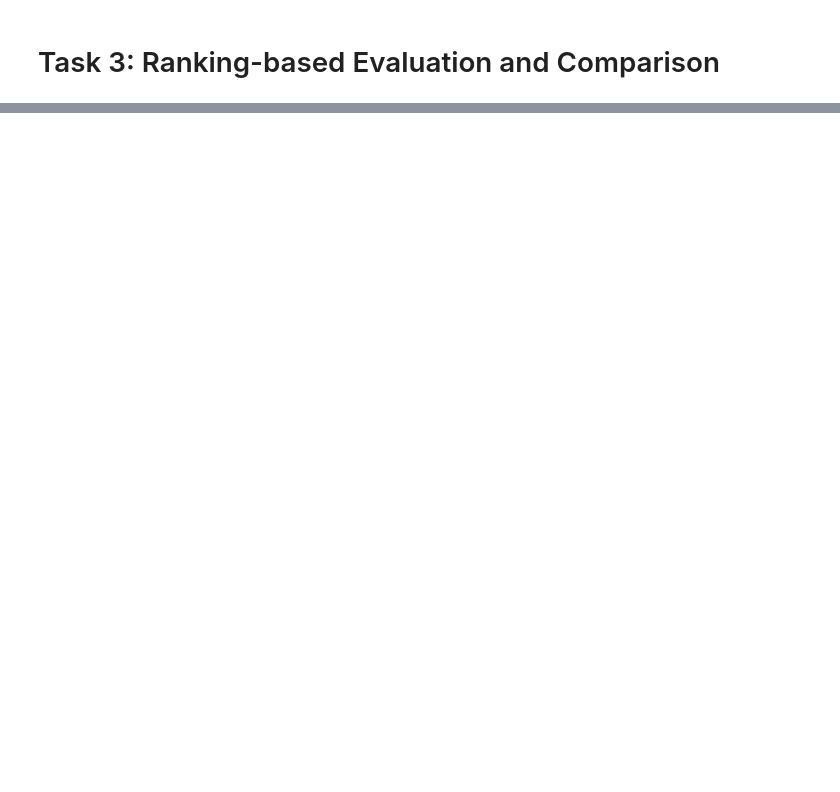
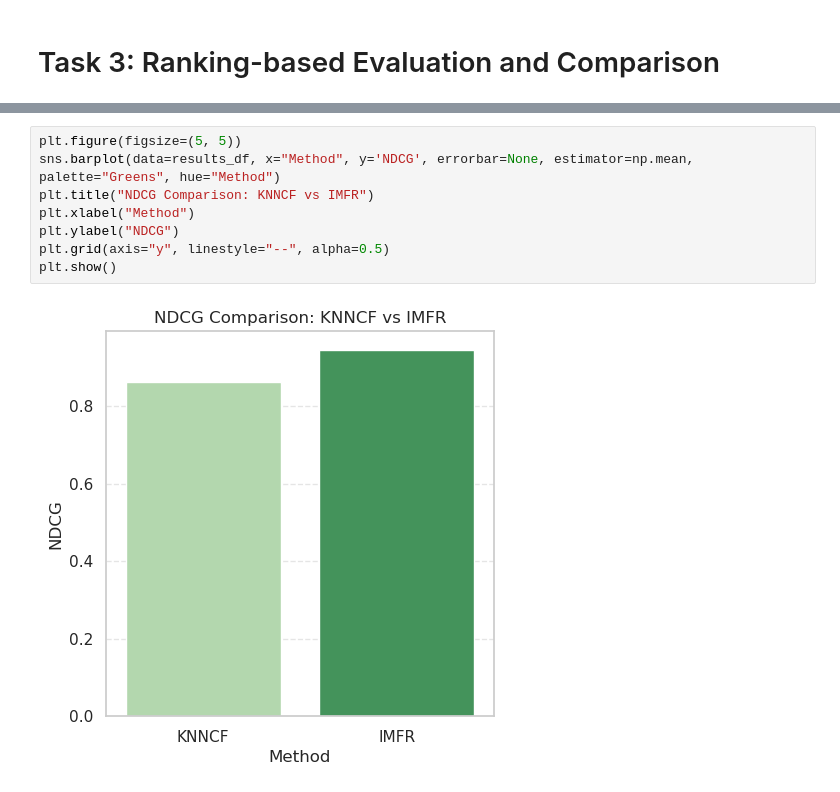
Before and after one commit to LordStarkie/Data-Science-A3, a Jupyter notebook: A3code-s9032159.ipynb, the cells around one changed output, grey strips where cells are left out. Drawn from its saved outputs; the diff is of its cells as text; blank space fills up the shorter version.

```diff
--- a/A3code-s9032159.ipynb
+++ b/A3code-s9032159.ipynb
@@ -195,0 +491,10 @@ Lowest RMSE: 0.8826
+# %%
+plt.figure(figsize=(5, 5))
+sns.barplot(data=results_df, x="Method", y='NDCG', errorbar=None, estimator=np.mean, palette="Greens", hue="Method")
+plt.title("NDCG Comparison: KNNCF vs IMFR")
+plt.xlabel("Method")
+plt.ylabel("NDCG")
+plt.grid(axis="y", linestyle="--", alpha=0.5)
+plt.show()
+# %% [output]
+[figure, added]
```
Also changed, not shown: parts of 24 cells of this notebook.
